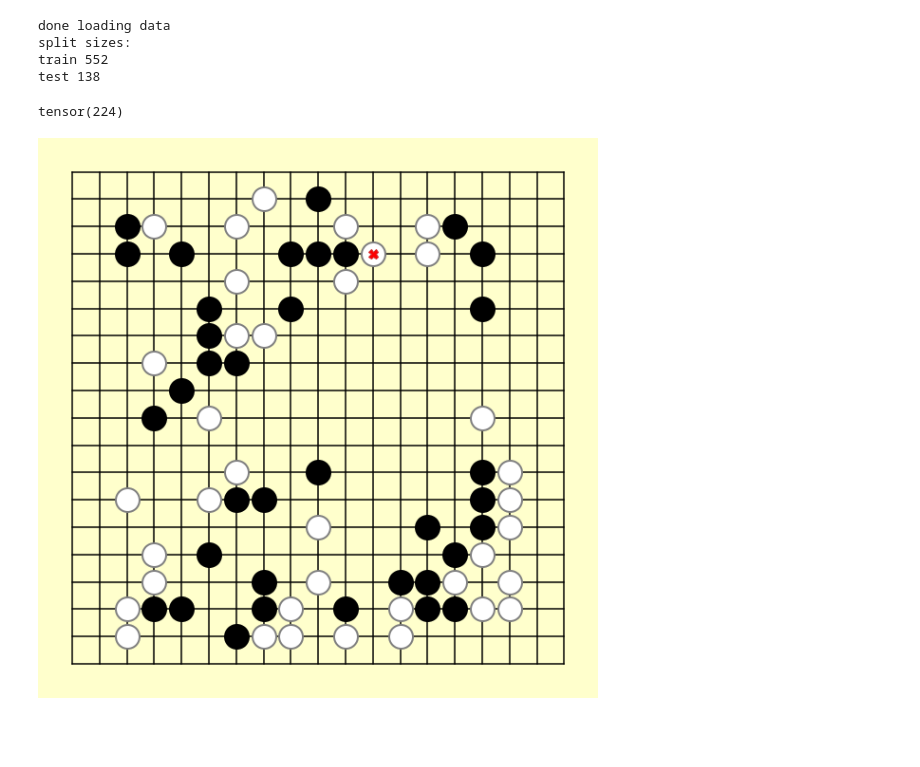
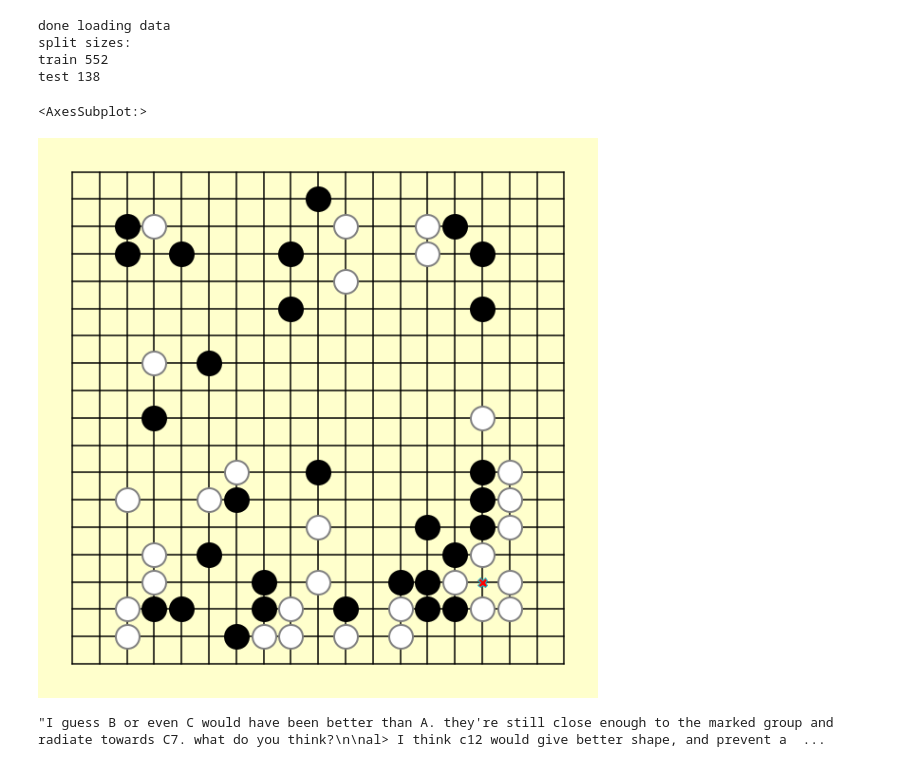
Before and after one commit to AndreHe02/go-probe, a Jupyter notebook: check_data.ipynb, the cells around one changed output. Cells and saved outputs as stored; diff of their text form; code cells hidden in the pictures; blank space fills up the shorter version.

```diff
--- a/check_data.ipynb
+++ b/check_data.ipynb
@@ -1,6 +1,6 @@
 # %%
 from handcrafted_datasets import Dataset
-dataset = Dataset('last_move', 'C:\\Users\\andre\\go-ai\\data', 0.8, 0.2, 1024)
+dataset = Dataset('captured', 'C:\\Users\\andre\\go-ai\\data', 0.8, 0.2, 1024)
 def get_train_loader():
     dataset.shuffle('train')
     return dataset.loader('train', max_ram_files=100)
@@ -12,12 +12,11 @@ train 552
 test 138
 # %%
 from visual_utils import *
-k = 69
+k = 55
 import numpy as np
-ft = np.zeros((19, 19))
-ft[y[k]//19][y[k]%19] = 1
-draw_go_board(np.sum(X[k][0:3].numpy(), axis=0), np.sum(X[k][3:6].numpy(), axis=0), ft) #y[k].numpy())
-print(y[k])
+#ft = np.zeros((19, 19))
+#ft[y[k]//19][y[k]%19] = 1
+draw_go_board(np.sum(X[k][0:3].numpy(), axis=0), np.sum(X[k][3:6].numpy(), axis=0), y[k].numpy())
 # %% [output]
-tensor(224)
+<AxesSubplot:>
-[figure, old version]
+[figure, new version]
@@ -23,0 +26,4 @@ tensor(224)
+# %%
+ants[46453]['comments']
+# %% [output]
+"I guess B or even C would have been better than A. they're still close enough to the marked group and radiate towards C7. what do you think?\n\nal> I think c12 would give better shape, and prevent a  ...
```
Also changed, not shown: parts of 1 cell of this notebook, 22 other files.
